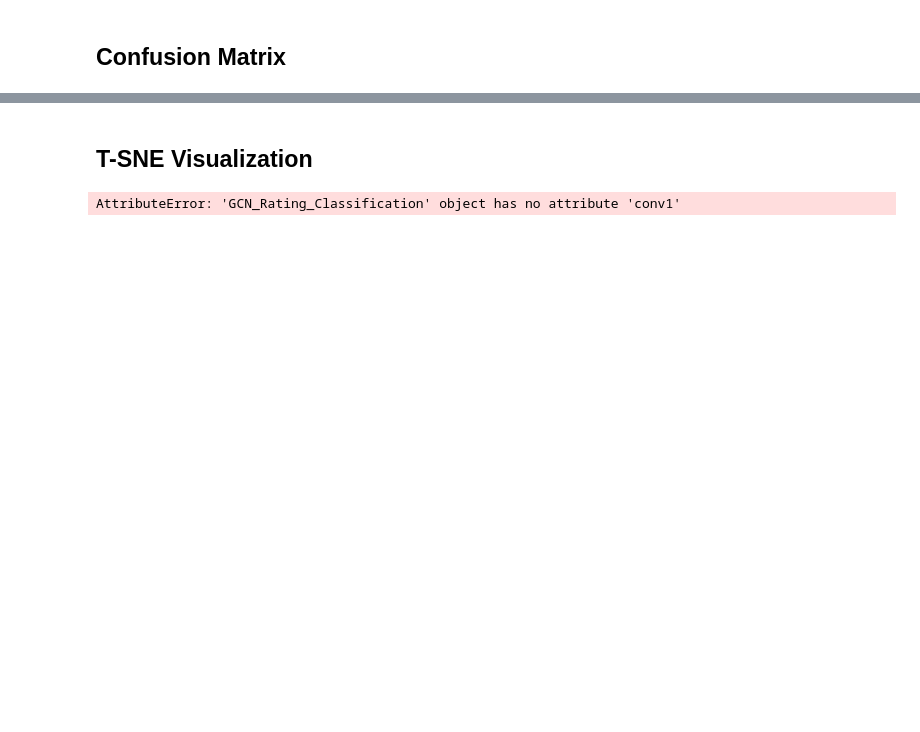
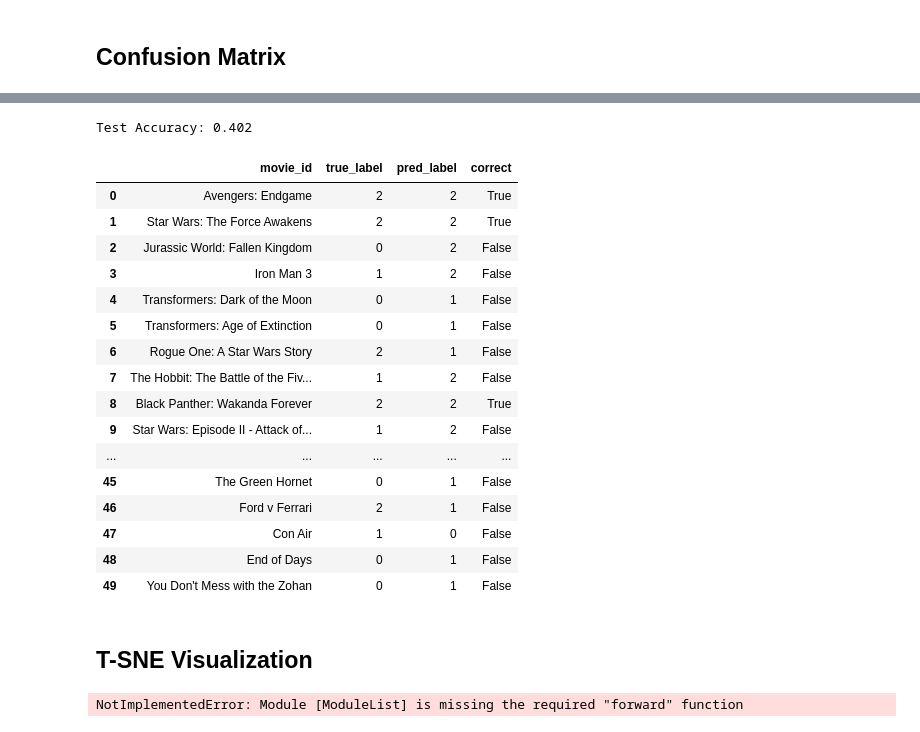
Before and after one commit to gentrylamb/dsan6400-final-project, a Jupyter notebook: code/GNN.ipynb, the cells around one changed output, grey strips where cells are left out. Saved outputs shown, nothing was run; the diff lists cells and outputs as text; code cells hidden in the pictures; blank space fills up the shorter version.

```diff
--- a/code/GNN.ipynb
+++ b/code/GNN.ipynb
@@ -416,3 +459,45 @@ plt.show()
+# %%
+import pandas as pd
+
+test_mask = data.test_mask.cpu().numpy()
+test_indices = np.where(test_mask)[0]  # indices of test nodes
+
+# Get movie names, true labels for test nodes
+movie_ids_test = node_ids[valid_rows][test_indices]
+true_labels_test = labels_filtered[test_indices]
+
+
+df_test_results = pd.DataFrame({
+    "movie_id": movie_ids_test,
+    "true_label": true_labels_test,
+    "pred_label": y_pred
+})
+
+df_test_results["correct"] = df_test_results["true_label"] == df_test_results["pred_label"]
+
+accuracy = (df_test_results["true_label"] == df_test_results["pred_label"]).mean()
+print(f"Test Accuracy: {accuracy:.3f}")
+
+df_test_results.head(50)
+# %% [output]
+Test Accuracy: 0.402
+|  | movie_id | true_label | pred_label | correct |
+| 0 | Avengers: Endgame | 2 | 2 | True |
+| 1 | Star Wars: The Force Awakens | 2 | 2 | True |
+| 2 | Jurassic World: Fallen Kingdom | 0 | 2 | False |
+| 3 | Iron Man 3 | 1 | 2 | False |
+| 4 | Transformers: Dark of the Moon | 0 | 1 | False |
+| 5 | Transformers: Age of Extinction | 0 | 1 | False |
+| 6 | Rogue One: A Star Wars Story | 2 | 1 | False |
+| 7 | The Hobbit: The Battle of the Fiv... | 1 | 2 | False |
+| 8 | Black Panther: Wakanda Forever | 2 | 2 | True |
+| 9 | Star Wars: Episode II - Attack of... | 1 | 2 | False |
+| ... | ... | ... | ... | ... |
+| 45 | The Green Hornet | 0 | 1 | False |
+| 46 | Ford v Ferrari | 2 | 1 | False |
+| 47 | Con Air | 1 | 0 | False |
+| 48 | End of Days | 0 | 1 | False |
+| 49 | You Don't Mess with the Zohan | 0 | 1 | False |
 # %% [markdown]
 ## T-SNE Visualization
 # %%
@@ -420,7 +505,7 @@ best_model.eval()
 device = torch.device("cuda" if torch.cuda.is_available() else "cpu")
 
 with torch.no_grad():
-    embeddings = best_model.conv1(data.x.to(device), data.edge_index.to(device)).cpu().numpy()
+    embeddings = best_model.convs(data.x.to(device), data.edge_index.to(device)).cpu().numpy()
 
 tsne = TSNE(n_components = 2, random_state = 42)
 emb_2d = tsne.fit_transform(embeddings)
@@ -430,4 +515,4 @@ sns.scatterplot(x = emb_2d[:,0], y = emb_2d[:,1], hue = data.y.cpu().numpy(), pa
 plt.title("t-SNE of Node Embeddings Colored by True Classes")
 plt.show()
 # %% [output]
-AttributeError: 'GCN_Rating_Classification' object has no attribute 'conv1'
+NotImplementedError: Module [ModuleList] is missing the required "forward" function
```
Also changed, not shown: parts of 15 cells of this notebook.
